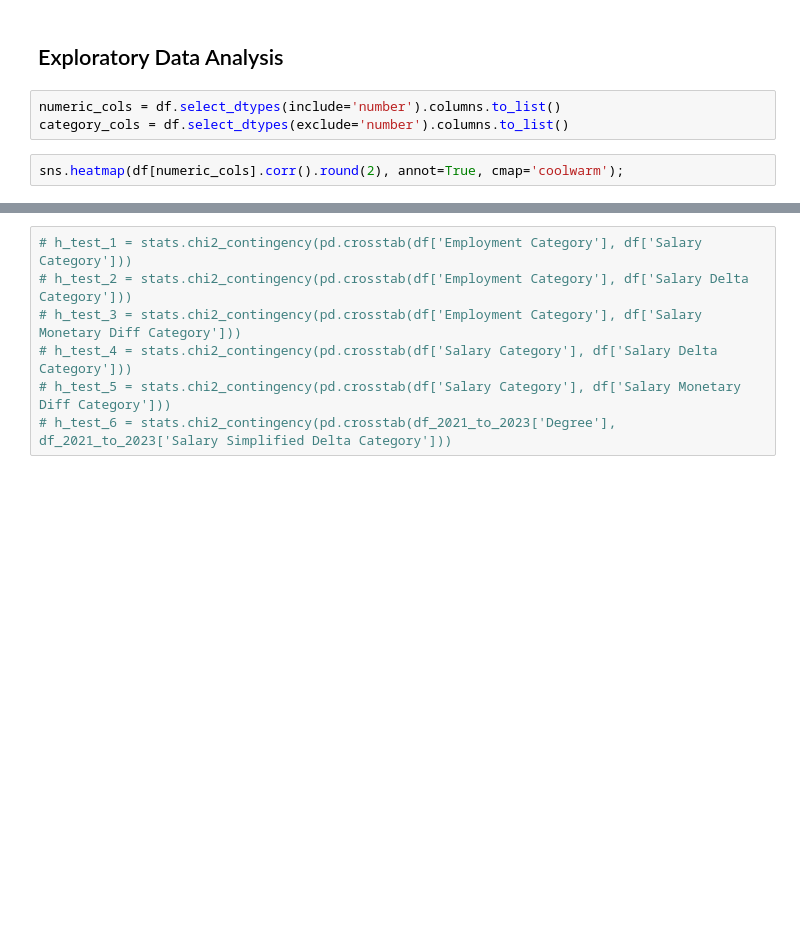
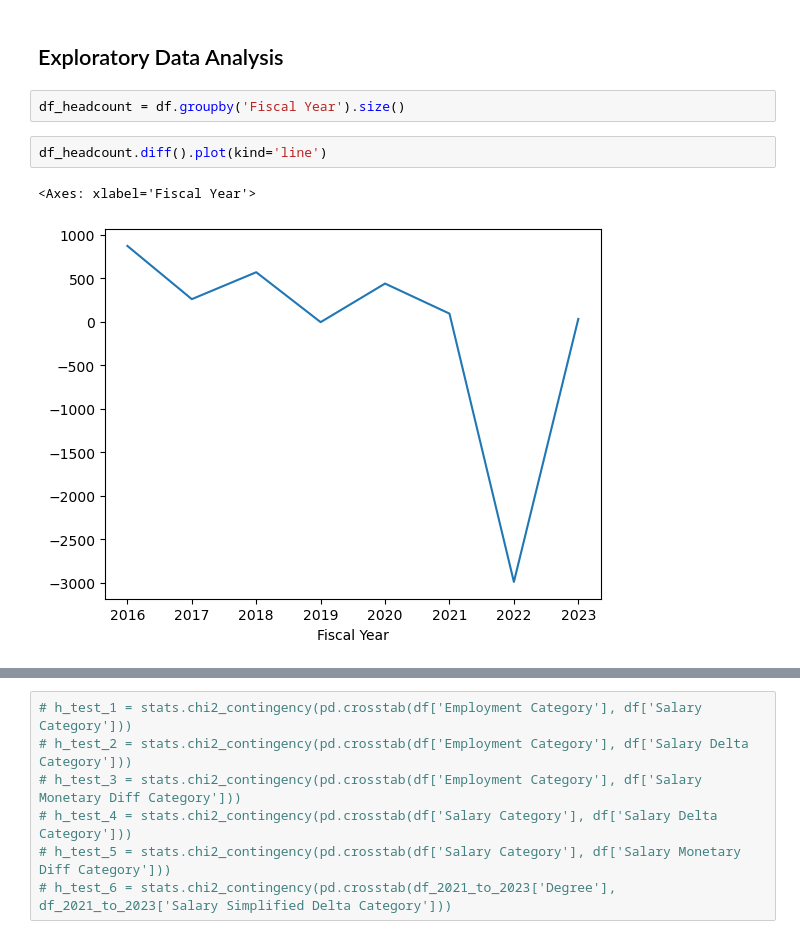
Before and after one commit to Anias-clo/Teacher_Payroll_Analysis, a Jupyter notebook: poc.ipynb, the cells around one changed output, grey strips where cells are left out. Cells and saved outputs as stored; diff of their text form; blank space fills up the shorter version.

```diff
--- a/poc.ipynb
+++ b/poc.ipynb
@@ -31,7 +131,9 @@ plt.tight_layout();
 # %% [markdown]
 ## Exploratory Data Analysis
-# %%
-numeric_cols = df.select_dtypes(include='number').columns.to_list()
-category_cols = df.select_dtypes(exclude='number').columns.to_list()
-# %%
-sns.heatmap(df[numeric_cols].corr().round(2), annot=True, cmap='coolwarm');
+# %%
+df_headcount = df.groupby('Fiscal Year').size()
+# %%
+df_headcount.diff().plot(kind='line')
+# %% [output]
+<Axes: xlabel='Fiscal Year'>
+[figure, added]
```
Also changed, not shown: parts of 50 cells of this notebook, 7 other files.
